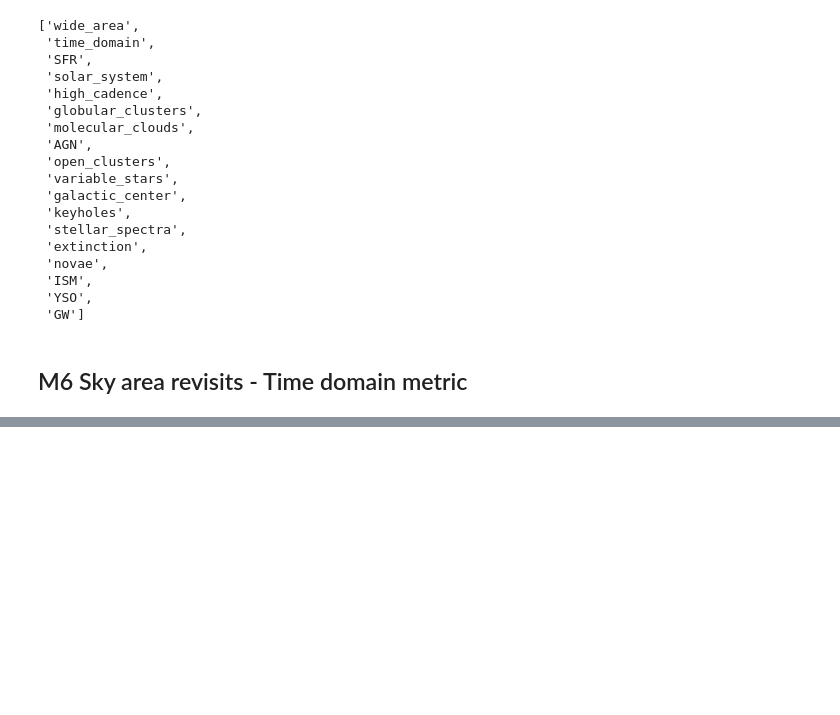
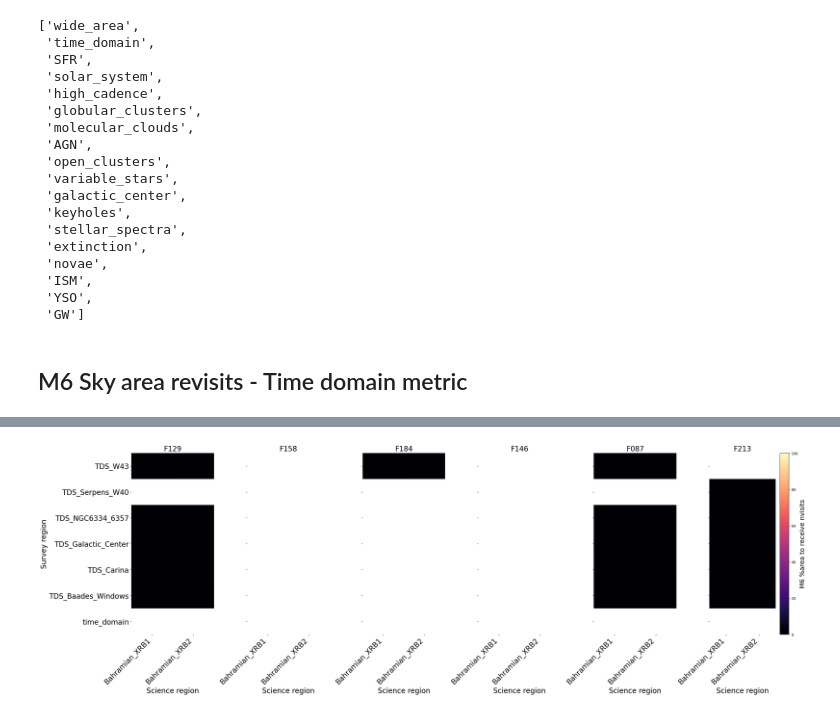
Before and after one commit to rachel3834/rgps, a Jupyter notebook: notebooks/M6_metric_analysis.ipynb, the cells around one changed output, grey strips where cells are left out. Cells and saved outputs as stored; diff of their text form; code cells hidden in the pictures; blank space fills up the shorter version.

Commit message:
Revising M6 time domain metric

```diff
--- a/notebooks/M6_metric_analysis.ipynb
+++ b/notebooks/M6_metric_analysis.ipynb
@@ -149,0 +114,11 @@ NameError: name 'bar_width' is not defined
+# %%
+# Select a science case and filter to evaluate and downselect the results table.
+# This returns a subtable with the metric results for all survey designs for this combination of filter and science case
+case = 'Bonito'
+
+idx = np.where(m6_results['Science_case'] == case)
+metric_results = m6_results[idx]
+metric_results.pprint_all()
+
+# Extract a list of filters requested for this science case
+filter_set = list(set(metric_results['Optic'].data))
@@ -149,0 +143,77 @@ NameError: name 'bar_width' is not defined
+# %%
+for case in science_case_set:
+
+    idx = np.where(m6_results['Science_case'] == case)
+    metric_results = m6_results[idx]
+
+    # Extract a list of filters requested for this science case
+    filter_set = list(set(metric_results['Optic'].data))
+
+    if len(filter_set) == 1:
+        figx = 10
+    else:
+        figx = 5*len(filter_set)
+
+    fig, axs = plt.subplots(nrows=1, ncols=len(filter_set), figsize=(figx,10))
+    fig.subplots_adjust(hspace=0.1, wspace=0.0)
+
+    # Similarly, list the regions from the science case
+    science_regions = list(set(metric_results['Science_region'].data))
+    science_regions.sort()
+
+    for k, optic in enumerate(filter_set):
+        data = np.zeros( (len(survey_regions),len(science_regions)) )
+        data.fill(np.nan)
+
+        # Select all metric results for the current filter
+        for isurvey,rsurvey in enumerate(survey_regions):
+            jdx1 = np.where(metric_results['Survey_region'] == rsurvey)[0]
+            jdx2 = np.where(metric_results['Optic'] == optic)[0]
+            jdx = list(set(jdx1).intersection(set(jdx2)))
+
+            for iscience, rscience in enumerate(science_regions):
+                kdx = np.where(metric_results[jdx]['Science_region'] == rscience)[0]
+
+                # Not all science cases request all filters, so it is possible to have no results here
+                if len(metric_results[jdx][kdx]) > 0:
+                    if metric_results[jdx][kdx]['Common_area'][0] > 0:
+                        data[isurvey,iscience] = metric_results[jdx][kdx]['M6_%sky_area_nvisits'].data
+
+        # The plotted grids for a heat map have to account for Python's indexing
+        xgrid = np.arange(0,len(science_regions)+1,1)
+        ygrid = np.arange(0,len(survey_regions)+1,1)
+
+        if len(filter_set) == 1:
+            ax = axs
+        else:
+            ax = axs[k]
+
+        # Plot normalised metric data
+        norm = mpl.colors.Normalize(0.0, 100.0)
+        ax.pcolormesh(xgrid, ygrid, data, cmap="magma", norm=norm)
+
+        # Label axes
+        ax.set_frame_on(False)
+
+        ax.set_xticks(xgrid[0:-1]+0.5)
+        ax.set_yticks(ygrid[0:-1]+0.5)
+        if k == 0:
+            ax.set_ylabel('Survey region', fontsize=20)
+        ax.set_xlabel('Science region', fontsize=20)
+        ax.set_title(optic, fontsize=20)
+        ax.set_xticklabels(science_regions, rotation=45.0, horizontalalignment='right', fontsize=20)
+        if k == 0:
+            ax.set_yticklabels(survey_region_labels, fontsize=20, horizontalalignment='right')
+        else:
+            ax.set_yticklabels([])
+
+    cb = fig.colorbar(
+            ScalarMappable(norm=norm, cmap="magma"),
+            ax=ax,
+            orientation = "vertical")
+    cb.set_label('M6 %area to receive nvisits', fontsize=18)
+
+    plt.tight_layout()
+    plt.savefig(path.join(sim_config['root_dir'], 'metric_results', 'm6_results_sky_area_nvisits_' + case + '.png'))
+# %% [output]
+[figure, added]
```
Also changed, not shown: parts of 6 cells of this notebook, 15 other files.
